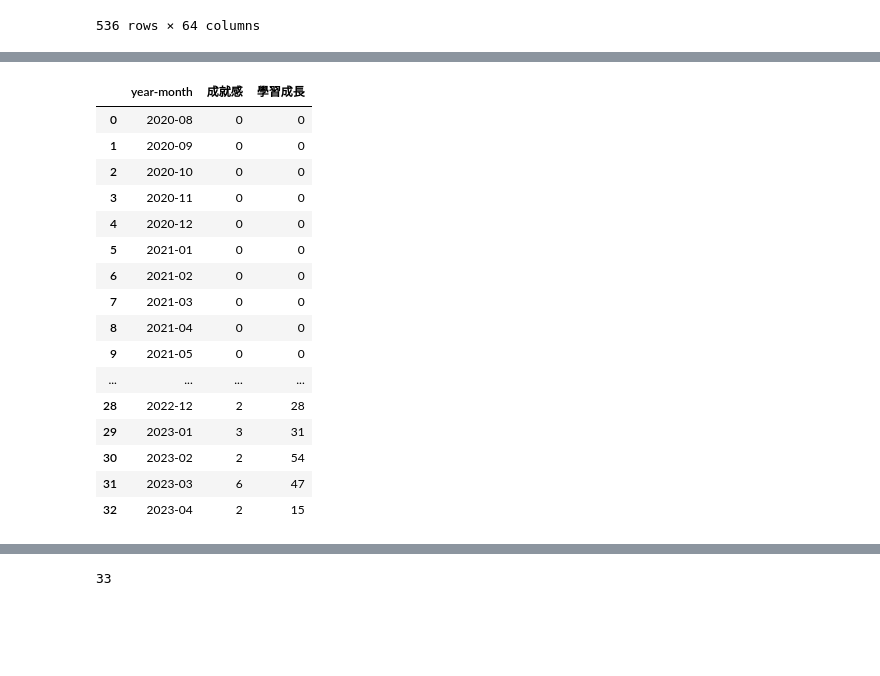
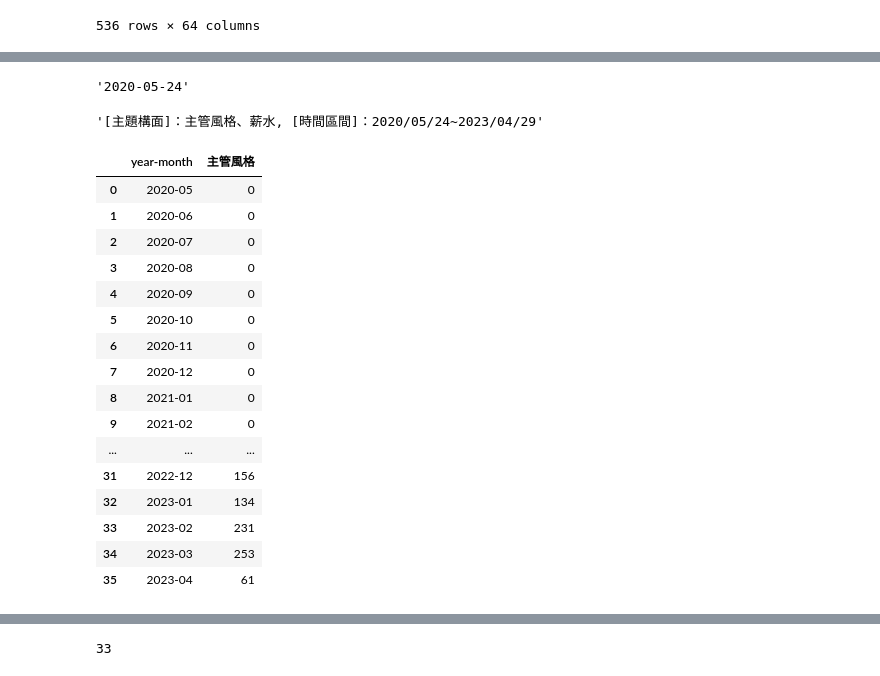
Before and after one commit to zchenchen1999/streamlit_nissan, a Jupyter notebook: Untitled-1.ipynb, the cells around one changed output, grey strips where cells are left out. Saved outputs shown, nothing was run; the diff lists cells and outputs as text; code cells hidden in the pictures; blank space fills up the shorter version.

```diff
--- a/Untitled-1.ipynb
+++ b/Untitled-1.ipynb
@@ -37,7 +54,7 @@ df
 # %%
 # 最小年月和最大年月
 date_format = '%Y.%m.%d'
-start_date = datetime.datetime.strptime('2020.08.01', date_format).date()
-end_date = datetime.datetime.strptime('2023.04.01', date_format).date()
+start_date = datetime.datetime.strptime('2020.05.24', date_format).date()
+end_date = datetime.datetime.strptime('2023.04.29', date_format).date()
 
 df_select = df[(df['post_time'] >= start_date) & (df['post_time'] <= end_date)]
@@ -67,30 +87,41 @@ all_aspect_count
+# %%
+start_date = datetime.datetime.strptime('2020.05.24', date_format).date()
+end_date = datetime.datetime.strptime('2023.04.29', date_format).date()
+start_date.strftime("%Y-%m-%d")
+# %% [output]
+'2020-05-24'
+# %%
+aspect_option = ['主管風格', "薪水"]
+"[主題構面]："+'、'.join(aspect_option)+", [時間區間]："+start_date.strftime("%Y/%m/%d") + "~" + end_date.strftime("%Y/%m/%d")
+# %% [output]
+'[主題構面]：主管風格、薪水, [時間區間]：2020/05/24~2023/04/29'
 # %%
-aspect_option = ['成就感', '學習成長']
+aspect_option = ['主管風格']
 for a in aspect_option:
     # 創建字典，將每個日期設置為0
     tmp_dict = {date: 0 for date in date_range}
     grouped = pd.DataFrame(df.groupby(df['p_year_month'])[a].sum()).reset_index()
     # 將每個月構面出現次數加入 dict
     for index, row in grouped.iterrows():
         tmp_dict[row['p_year_month']] = row[a]
     # add this aspect result to all list
     all_aspect_count[a] = tmp_dict.values()
 all_aspect_count
 # %% [output]
-|  | year-month | 成就感 | 學習成長 |
-| 0 | 2020-08 | 0 | 0 |
-| 1 | 2020-09 | 0 | 0 |
-| 2 | 2020-10 | 0 | 0 |
-| 3 | 2020-11 | 0 | 0 |
-| 4 | 2020-12 | 0 | 0 |
-| 5 | 2021-01 | 0 | 0 |
-| 6 | 2021-02 | 0 | 0 |
-| 7 | 2021-03 | 0 | 0 |
-| 8 | 2021-04 | 0 | 0 |
-| 9 | 2021-05 | 0 | 0 |
-| ... | ... | ... | ... |
-| 28 | 2022-12 | 2 | 28 |
-| 29 | 2023-01 | 3 | 31 |
-| 30 | 2023-02 | 2 | 54 |
-| 31 | 2023-03 | 6 | 47 |
-| 32 | 2023-04 | 2 | 15 |
+|  | year-month | 主管風格 |
+| 0 | 2020-05 | 0 |
+| 1 | 2020-06 | 0 |
+| 2 | 2020-07 | 0 |
+| 3 | 2020-08 | 0 |
+| 4 | 2020-09 | 0 |
+| 5 | 2020-10 | 0 |
+| 6 | 2020-11 | 0 |
+| 7 | 2020-12 | 0 |
+| 8 | 2021-01 | 0 |
+| 9 | 2021-02 | 0 |
+| ... | ... | ... |
+| 31 | 2022-12 | 156 |
+| 32 | 2023-01 | 134 |
+| 33 | 2023-02 | 231 |
+| 34 | 2023-03 | 253 |
+| 35 | 2023-04 | 61 |
```
Also changed, not shown: parts of 6 cells of this notebook, 1 other file.
